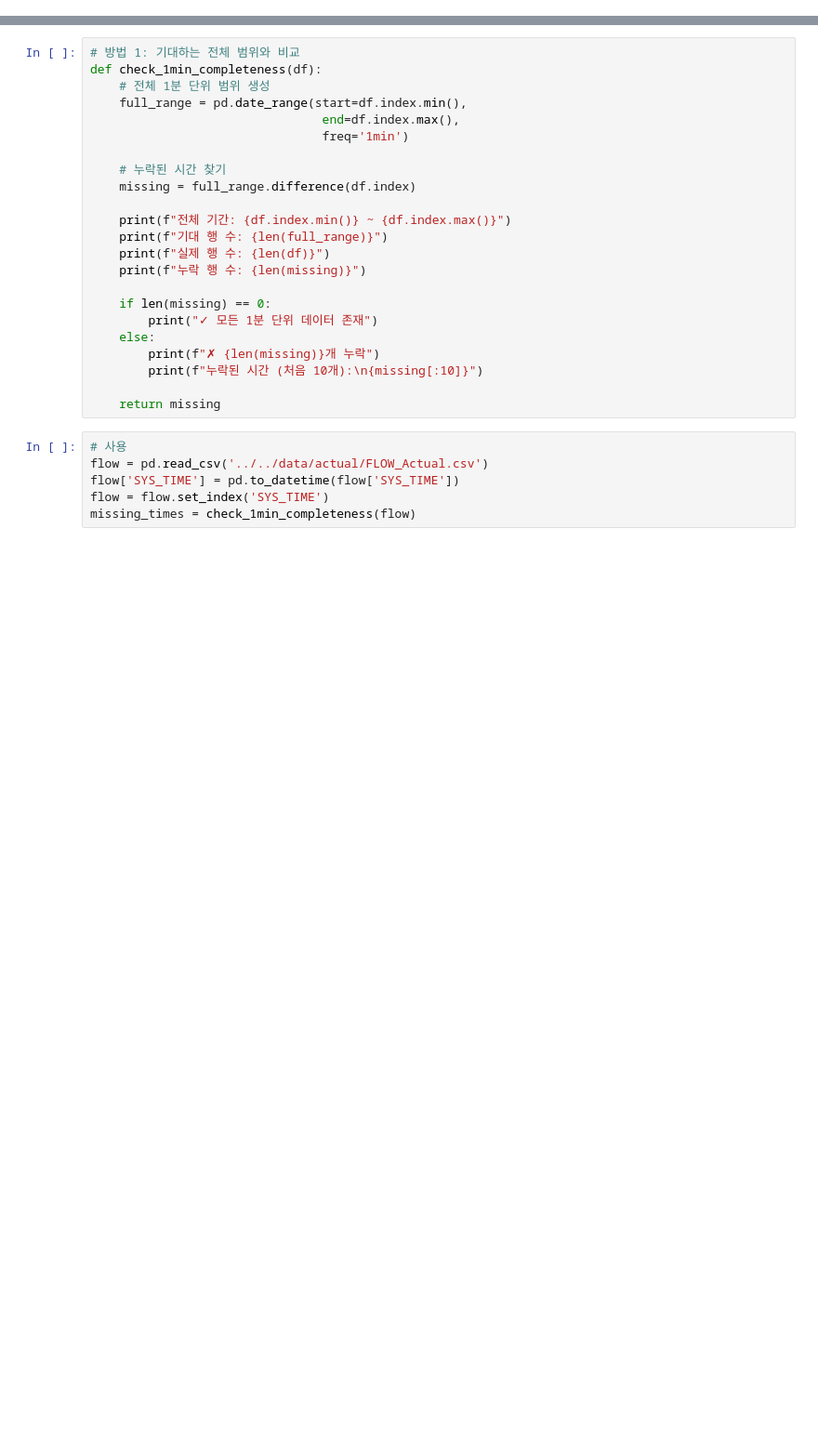
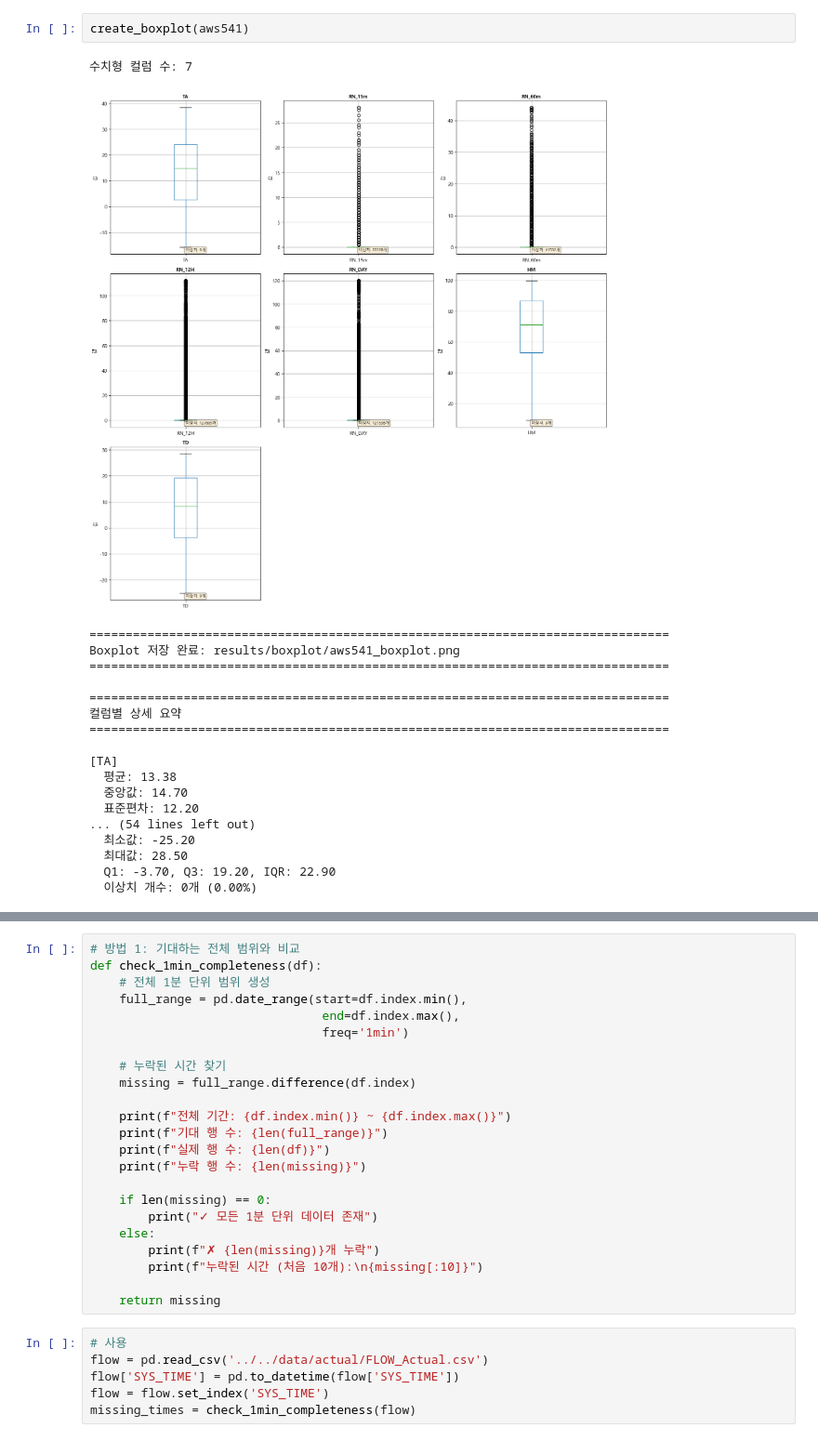
Before and after one commit to choiseungha3123-a11y/project_WWTP, a Jupyter notebook: python/notebook/preprocess/show.ipynb, the cells around one changed output, grey strips where cells are left out. Shown at 93% size. Cells and saved outputs as stored; diff of their text form; blank space fills up the shorter version.

```diff
--- a/python/notebook/preprocess/show.ipynb
+++ b/python/notebook/preprocess/show.ipynb
@@ -58,0 +311,22 @@ weather.head()
+# %%
+create_boxplot(aws541)
+# %% [output]
+수치형 컬럼 수: 7
+[figure, added]
+================================================================================
+Boxplot 저장 완료: results/boxplot/aws541_boxplot.png
+================================================================================
+
+================================================================================
+컬럼별 상세 요약
+================================================================================
+
+[TA]
+  평균: 13.38
+  중앙값: 14.70
+  표준편차: 12.20
+... (54 lines left out)
+  최소값: -25.20
+  최대값: 28.50
+  Q1: -3.70, Q3: 19.20, IQR: 22.90
+  이상치 개수: 0개 (0.00%)
```
Also changed, not shown: parts of 33 cells of this notebook, 16 other files.
